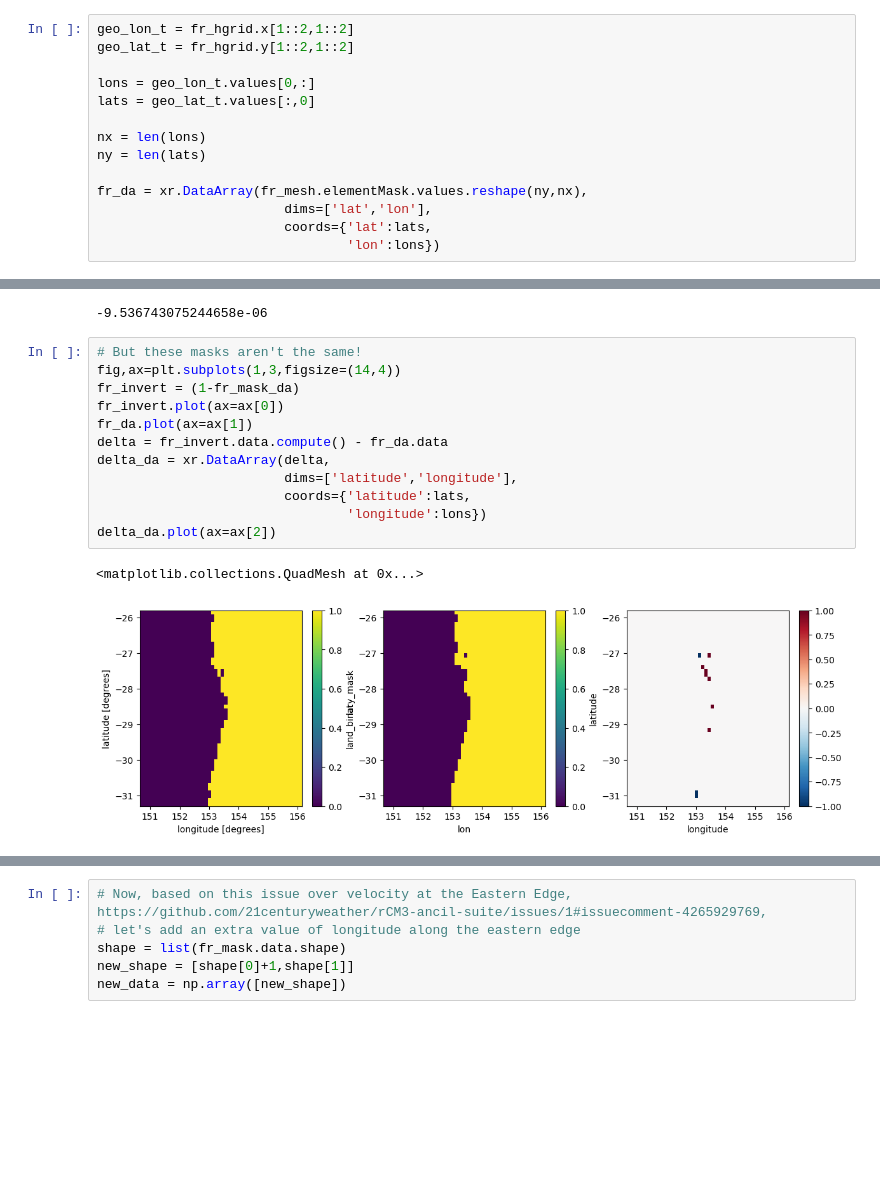
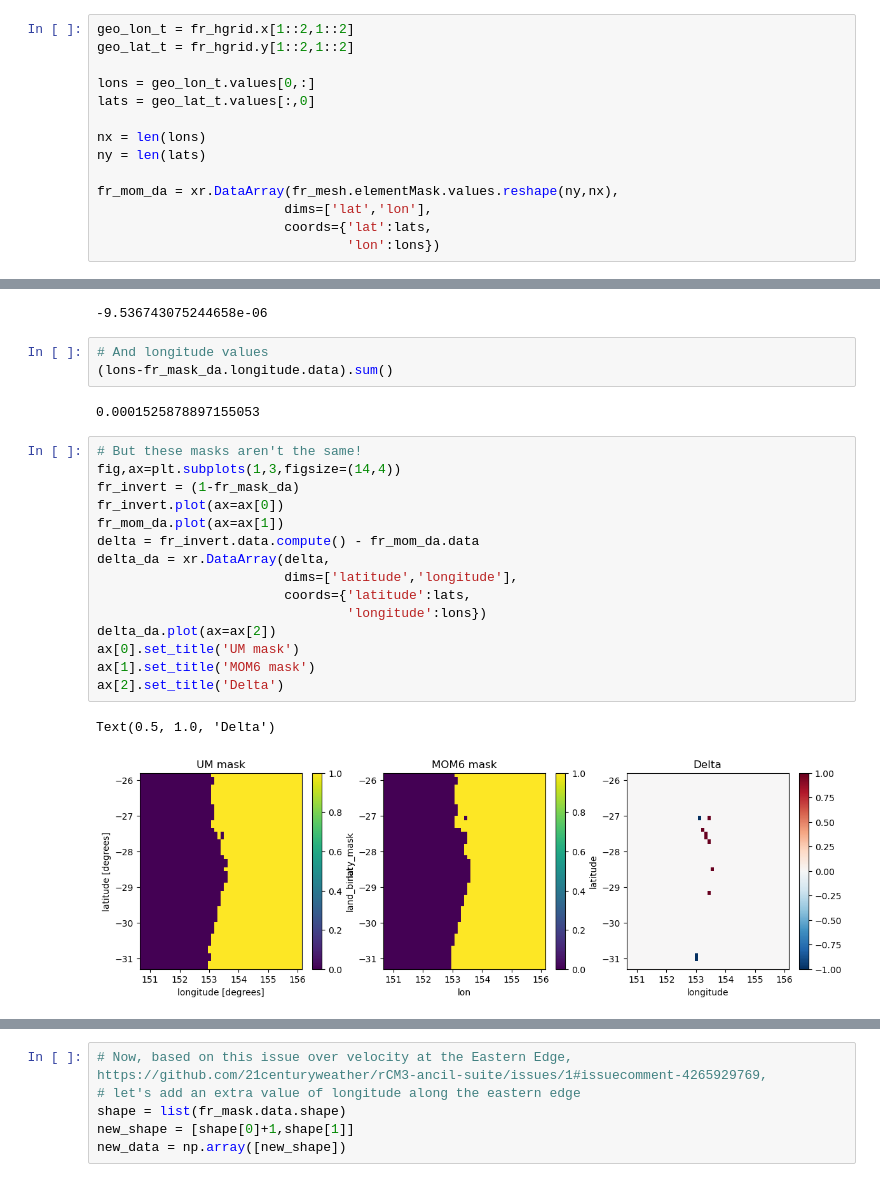
Before and after one commit to 21centuryweather/UM_configuration_tools, a Jupyter notebook: notebooks/Upscale_Land_sea_mask.ipynb, the cells around one changed output, grey strips where cells are left out. Cells and saved outputs as stored; diff of their text form; blank space fills up the shorter version.

Commit message:
UPDATES : Added titles to plot in Upscale_Land_sea_mask

```diff
--- a/notebooks/Upscale_Land_sea_mask.ipynb
+++ b/notebooks/Upscale_Land_sea_mask.ipynb
@@ -66,7 +66,7 @@ lats = geo_lat_t.values[:,0]
 nx = len(lons)
 ny = len(lats)
 
-fr_da = xr.DataArray(fr_mesh.elementMask.values.reshape(ny,nx),
+fr_mom_da = xr.DataArray(fr_mesh.elementMask.values.reshape(ny,nx),
                         dims=['lat','lon'],
                         coords={'lat':lats,
                                 'lon':lons})
@@ -80,20 +80,28 @@ fr_da.plot(edgecolors='black',linewidth=0.5)
 (lats-fr_mask_da.latitude.data).sum()
 # %% [output]
 -9.536743075244658e-06
+# %%
+# And longitude values
+(lons-fr_mask_da.longitude.data).sum()
+# %% [output]
+0.0001525878897155053
 # %%
 # But these masks aren't the same!
 fig,ax=plt.subplots(1,3,figsize=(14,4))
 fr_invert = (1-fr_mask_da)
 fr_invert.plot(ax=ax[0])
-fr_da.plot(ax=ax[1])
-delta = fr_invert.data.compute() - fr_da.data
+fr_mom_da.plot(ax=ax[1])
+delta = fr_invert.data.compute() - fr_mom_da.data
 delta_da = xr.DataArray(delta,
                         dims=['latitude','longitude'],
                         coords={'latitude':lats,
                                 'longitude':lons})
 delta_da.plot(ax=ax[2])
+ax[0].set_title('UM mask')
+ax[1].set_title('MOM6 mask')
+ax[2].set_title('Delta')
 # %% [output]
-<matplotlib.collections.QuadMesh at 0x...>
+Text(0.5, 1.0, 'Delta')
-[figure, old version]
+[figure, new version]
 # %%
 fr_invert.data.compute() -fr_ds.data
```
Also changed, not shown: parts of 6 cells of this notebook.
